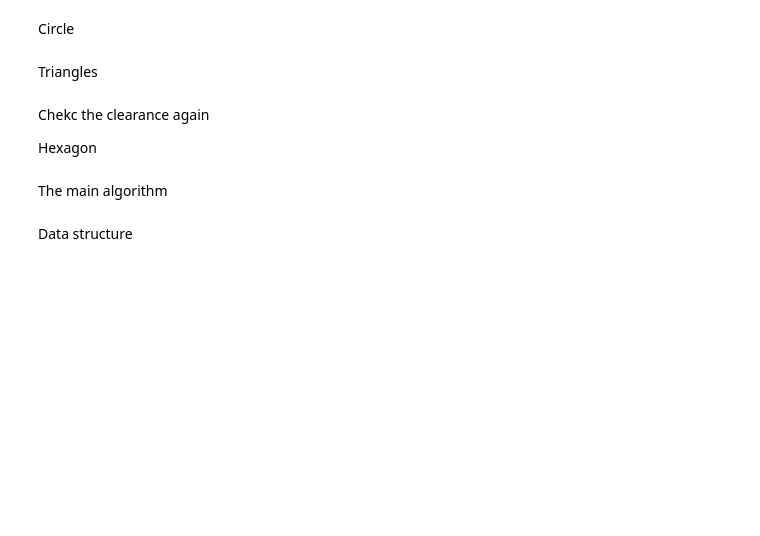
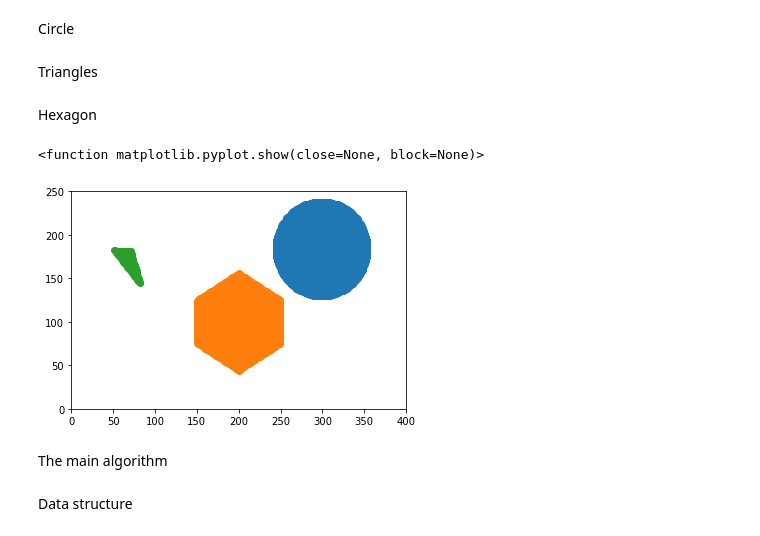
Before and after one commit to Rish2911/A-star-algorithm-on-a-planar-robot, a Jupyter notebook: astar.ipynb, the cells around one changed output. Cells and saved outputs as stored; diff of their text form; code cells hidden in the pictures; blank space fills up the shorter version.

```diff
--- a/astar.ipynb
+++ b/astar.ipynb
@@ -114,7 +237,3 @@ def triang_obs():
             if e1.subs([(x1,x),(y1,y)])>=0 and e4_nc.subs([(x4,x),(y4,y)])>=0 and e5_nc.subs([(x5,x),(y5,y)])<=0:
                 x_t2_nc.append(x)
                 y_t2_nc.append(y)
-# %% [markdown]
-Chekc the clearance again
-
-Hexagon
@@ -121,3 +242,5 @@ Hexagon
+# %% [markdown]
+Hexagon
 # %%
 def hex_obs():
     global map_obs4, x_h, y_h, x_h_nc, y_h_nc, allp_map
@@ -162,3 +287,14 @@ def hex_obs():
+# %%
+import matplotlib.pyplot as plt
+plt.scatter(x_c, y_c)
+plt.scatter(x_h, y_h)
+plt.scatter(x_t1, y_t1)
+plt.scatter(x_t2, y_t2)
+plt.axis([0, 400, 0, 250])
+plt.show
+# %% [output]
+<function matplotlib.pyplot.show(close=None, block=None)>
+[figure, added]
 # %% [markdown]
 The main algorithm
 # %% [markdown]
```
Also changed, not shown: parts of 50 cells of this notebook, 8 other files.
